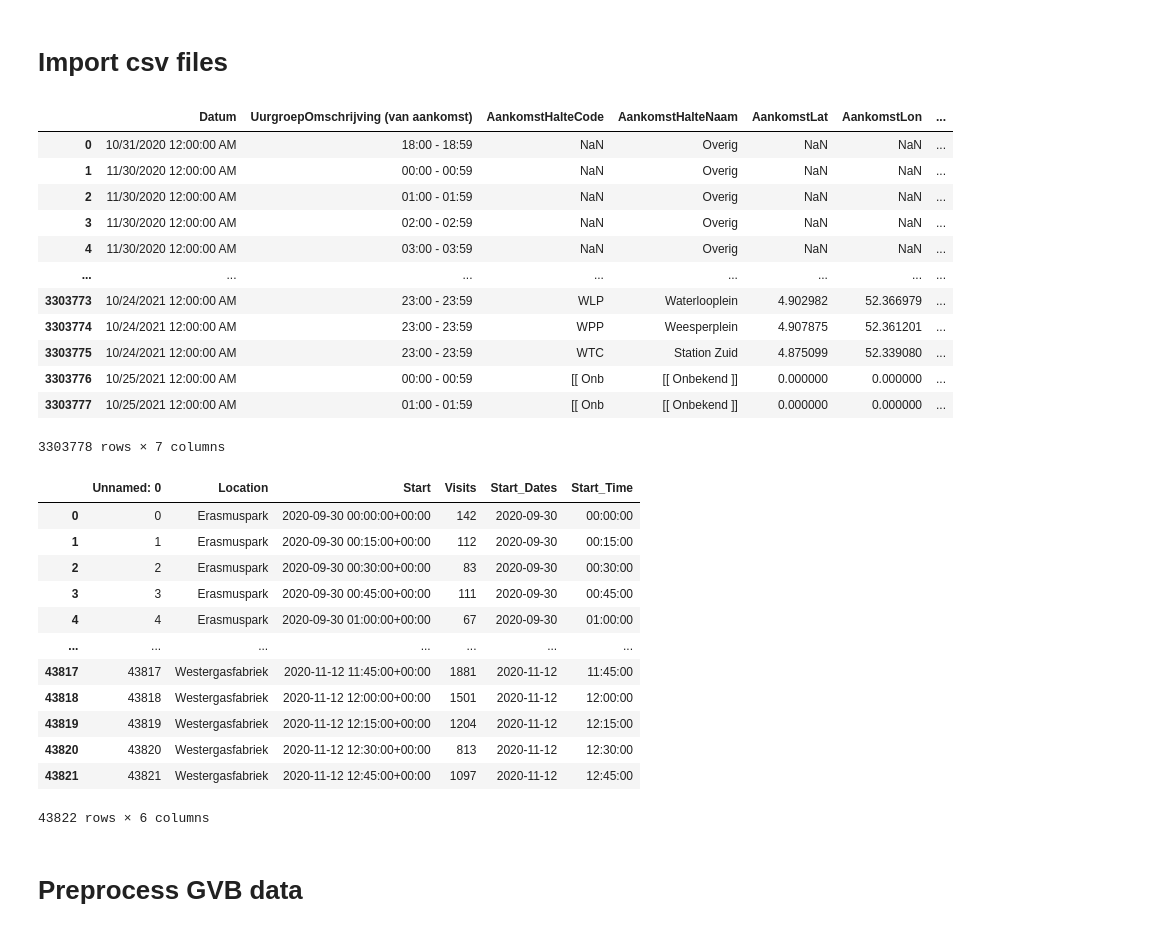
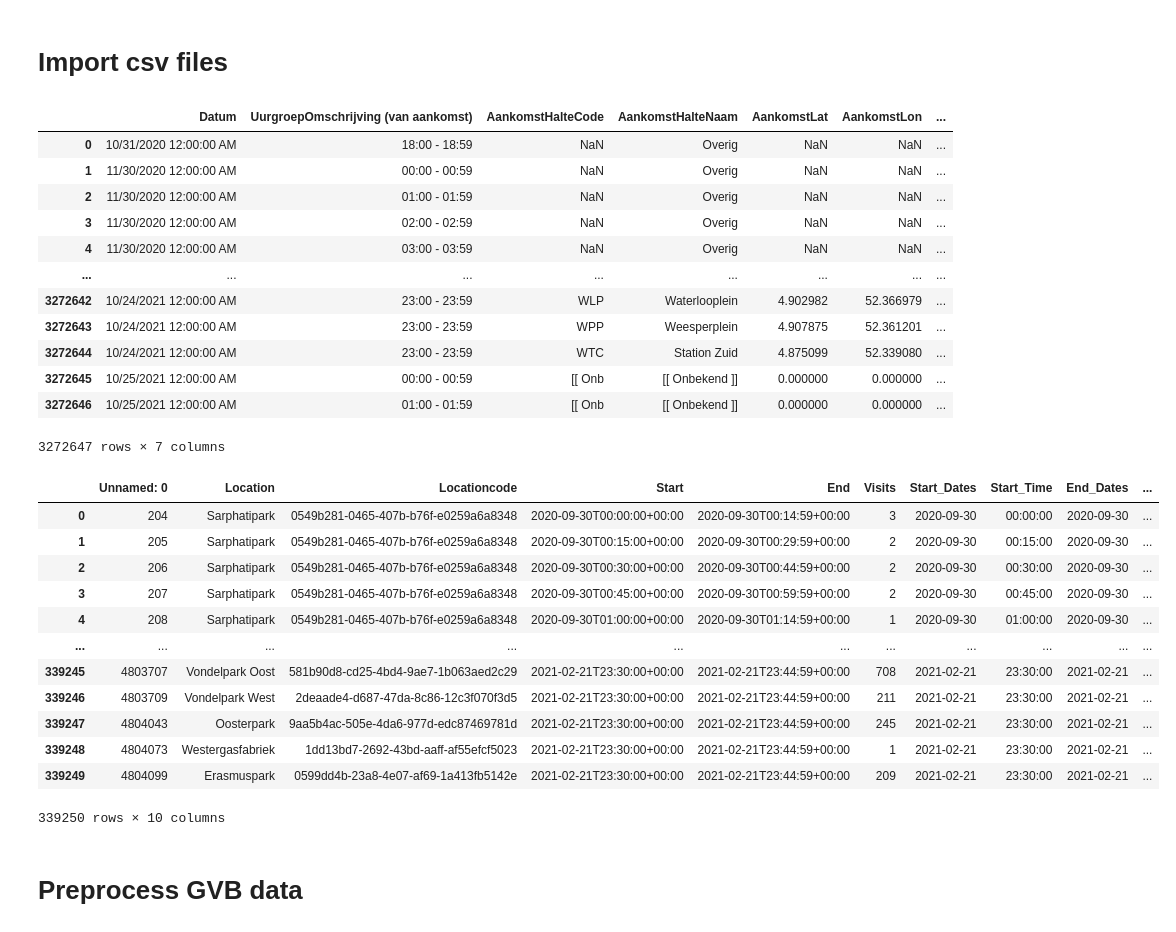
Before and after one commit to lotteph/DSP, a Jupyter notebook: GVB_ALL.ipynb, the cells around one changed output. Saved outputs shown, nothing was run; the diff lists cells and outputs as text; code cells hidden in the pictures.

```diff
--- a/GVB_ALL.ipynb
+++ b/GVB_ALL.ipynb
@@ -13,7 +13,6 @@ from math import radians, cos, sin, asin, sqrt
 # %%
 # Removed files with 0mb and also 2019. We want to know 2020-10 tm 2020-12 for now.
 files = glob.glob(r'GVB/*.csv')
-files[0]
 gvb_data = pd.concat( (pd.read_csv(file, sep=";") for file in files), ignore_index = True)
 gvb_data
 # %% [output]
@@ -24,30 +23,30 @@ gvb_data
 | 3 | 11/30/2020 12:00:00 AM | 02:00 - 02:59 | NaN | Overig | NaN | NaN | ... |
 | 4 | 11/30/2020 12:00:00 AM | 03:00 - 03:59 | NaN | Overig | NaN | NaN | ... |
 | ... | ... | ... | ... | ... | ... | ... | ... |
-| 3303773 | 10/24/2021 12:00:00 AM | 23:00 - 23:59 | WLP | Waterlooplein | 4.902982 | 52.366979 | ... |
-| 3303774 | 10/24/2021 12:00:00 AM | 23:00 - 23:59 | WPP | Weesperplein | 4.907875 | 52.361201 | ... |
-| 3303775 | 10/24/2021 12:00:00 AM | 23:00 - 23:59 | WTC | Station Zuid | 4.875099 | 52.339080 | ... |
-| 3303776 | 10/25/2021 12:00:00 AM | 00:00 - 00:59 | [[ Onb | [[ Onbekend ]] | 0.000000 | 0.000000 | ... |
-| 3303777 | 10/25/2021 12:00:00 AM | 01:00 - 01:59 | [[ Onb | [[ Onbekend ]] | 0.000000 | 0.000000 | ... |
+| 3272642 | 10/24/2021 12:00:00 AM | 23:00 - 23:59 | WLP | Waterlooplein | 4.902982 | 52.366979 | ... |
+| 3272643 | 10/24/2021 12:00:00 AM | 23:00 - 23:59 | WPP | Weesperplein | 4.907875 | 52.361201 | ... |
+| 3272644 | 10/24/2021 12:00:00 AM | 23:00 - 23:59 | WTC | Station Zuid | 4.875099 | 52.339080 | ... |
+| 3272645 | 10/25/2021 12:00:00 AM | 00:00 - 00:59 | [[ Onb | [[ Onbekend ]] | 0.000000 | 0.000000 | ... |
+| 3272646 | 10/25/2021 12:00:00 AM | 01:00 - 01:59 | [[ Onb | [[ Onbekend ]] | 0.000000 | 0.000000 | ... |
-3303778 rows × 7 columns
+3272647 rows × 7 columns
 # %%
 # Read Resono data for later
-resono = pd.read_csv("Resono.csv")
+resono = pd.read_csv("Resono_all.csv")
 resono
 # %% [output]
-|  | Unnamed: 0 | Location | Start | Visits | Start_Dates | Start_Time |
-| 0 | 0 | Erasmuspark | 2020-09-30 00:00:00+00:00 | 142 | 2020-09-30 | 00:00:00 |
-| 1 | 1 | Erasmuspark | 2020-09-30 00:15:00+00:00 | 112 | 2020-09-30 | 00:15:00 |
-| 2 | 2 | Erasmuspark | 2020-09-30 00:30:00+00:00 | 83 | 2020-09-30 | 00:30:00 |
-| 3 | 3 | Erasmuspark | 2020-09-30 00:45:00+00:00 | 111 | 2020-09-30 | 00:45:00 |
-| 4 | 4 | Erasmuspark | 2020-09-30 01:00:00+00:00 | 67 | 2020-09-30 | 01:00:00 |
-| ... | ... | ... | ... | ... | ... | ... |
-| 43817 | 43817 | Westergasfabriek | 2020-11-12 11:45:00+00:00 | 1881 | 2020-11-12 | 11:45:00 |
-| 43818 | 43818 | Westergasfabriek | 2020-11-12 12:00:00+00:00 | 1501 | 2020-11-12 | 12:00:00 |
-| 43819 | 43819 | Westergasfabriek | 2020-11-12 12:15:00+00:00 | 1204 | 2020-11-12 | 12:15:00 |
-| 43820 | 43820 | Westergasfabriek | 2020-11-12 12:30:00+00:00 | 813 | 2020-11-12 | 12:30:00 |
-| 43821 | 43821 | Westergasfabriek | 2020-11-12 12:45:00+00:00 | 1097 | 2020-11-12 | 12:45:00 |
+|  | Unnamed: 0 | Location | Locationcode | Start | End | Visits | Start_Dates | Start_Time | End_Dates | ... |
+| 0 | 204 | Sarphatipark | 0549b281-0465-407b-b76f-e0259a6a8348 | 2020-09-30T00:00:00+00:00 | 2020-09-30T00:14:59+00:00 | 3 | 2020-09-30 | 00:00:00 | 2020-09-30 | ... |
+| 1 | 205 | Sarphatipark | 0549b281-0465-407b-b76f-e0259a6a8348 | 2020-09-30T00:15:00+00:00 | 2020-09-30T00:29:59+00:00 | 2 | 2020-09-30 | 00:15:00 | 2020-09-30 | ... |
+| 2 | 206 | Sarphatipark | 0549b281-0465-407b-b76f-e0259a6a8348 | 2020-09-30T00:30:00+00:00 | 2020-09-30T00:44:59+00:00 | 2 | 2020-09-30 | 00:30:00 | 2020-09-30 | ... |
+| 3 | 207 | Sarphatipark | 0549b281-0465-407b-b76f-e0259a6a8348 | 2020-09-30T00:45:00+00:00 | 2020-09-30T00:59:59+00:00 | 2 | 2020-09-30 | 00:45:00 | 2020-09-30 | ... |
+| 4 | 208 | Sarphatipark | 0549b281-0465-407b-b76f-e0259a6a8348 | 2020-09-30T01:00:00+00:00 | 2020-09-30T01:14:59+00:00 | 1 | 2020-09-30 | 01:00:00 | 2020-09-30 | ... |
+| ... | ... | ... | ... | ... | ... | ... | ... | ... | ... | ... |
+| 339245 | 4803707 | Vondelpark Oost | 581b90d8-cd25-4bd4-9ae7-1b063aed2c29 | 2021-02-21T23:30:00+00:00 | 2021-02-21T23:44:59+00:00 | 708 | 2021-02-21 | 23:30:00 | 2021-02-21 | ... |
+| 339246 | 4803709 | Vondelpark West | 2deaade4-d687-47da-8c86-12c3f070f3d5 | 2021-02-21T23:30:00+00:00 | 2021-02-21T23:44:59+00:00 | 211 | 2021-02-21 | 23:30:00 | 2021-02-21 | ... |
+| 339247 | 4804043 | Oosterpark | 9aa5b4ac-505e-4da6-977d-edc87469781d | 2021-02-21T23:30:00+00:00 | 2021-02-21T23:44:59+00:00 | 245 | 2021-02-21 | 23:30:00 | 2021-02-21 | ... |
+| 339248 | 4804073 | Westergasfabriek | 1dd13bd7-2692-43bd-aaff-af55efcf5023 | 2021-02-21T23:30:00+00:00 | 2021-02-21T23:44:59+00:00 | 1 | 2021-02-21 | 23:30:00 | 2021-02-21 | ... |
+| 339249 | 4804099 | Erasmuspark | 0599dd4b-23a8-4e07-af69-1a413fb5142e | 2021-02-21T23:30:00+00:00 | 2021-02-21T23:44:59+00:00 | 209 | 2021-02-21 | 23:30:00 | 2021-02-21 | ... |
-43822 rows × 6 columns
+339250 rows × 10 columns
 # %% [markdown]
 # Preprocess GVB data
 # %%
```
Also changed, not shown: parts of 17 cells of this notebook.
